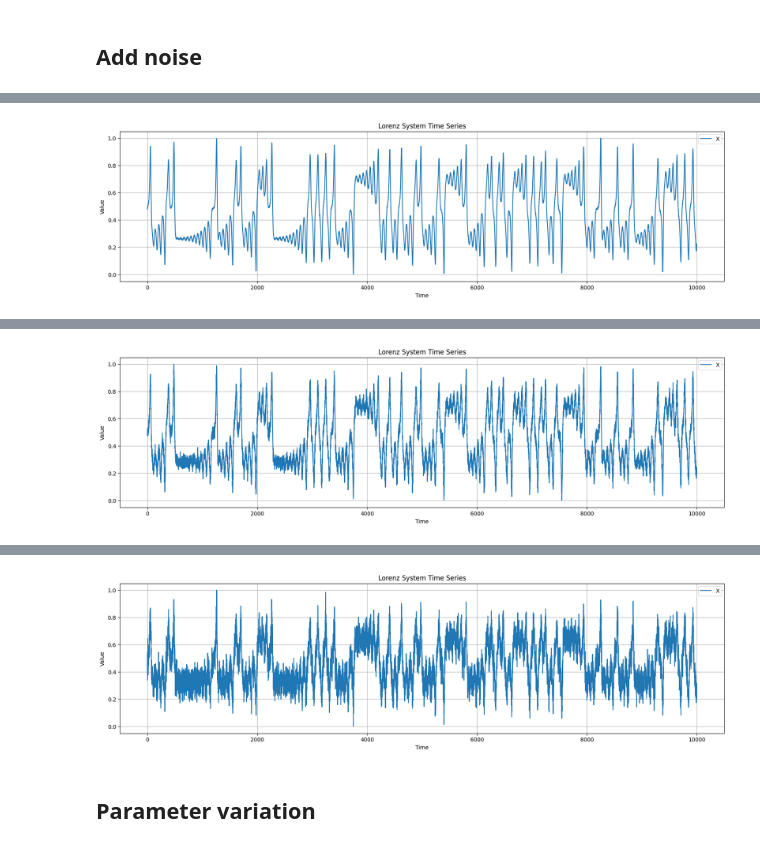
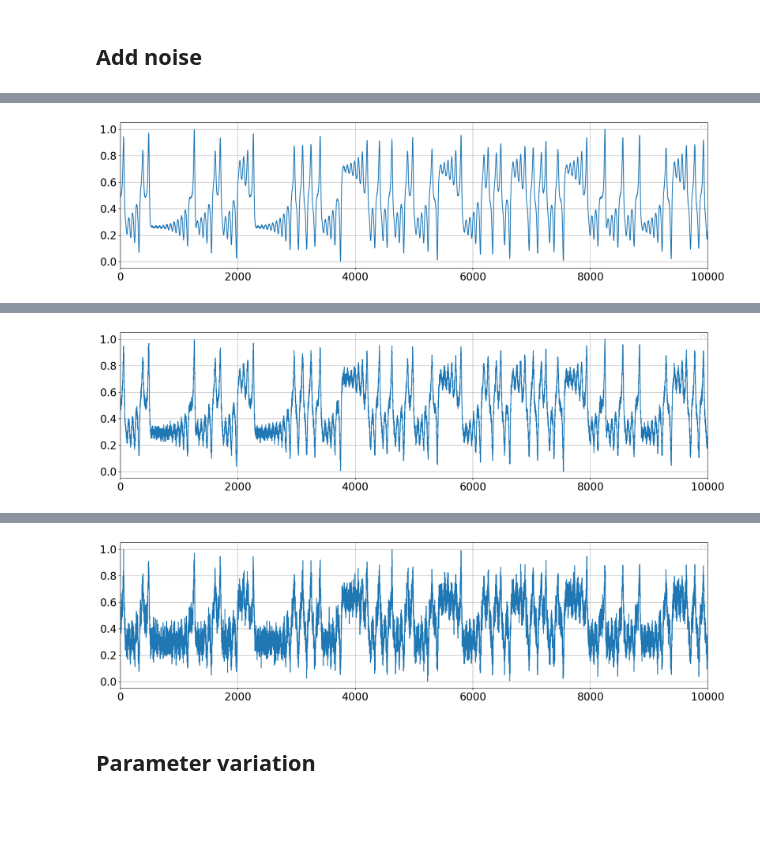
Before and after one commit to ealeongomez/Time-Series-Forecasting-Using-the-Bayesian-Approach-and-Random-Fourier-Features, a Jupyter notebook: Experiments/Proof1_RFF-Cov1d.ipynb, the cells around one changed output, grey strips where cells are left out. Saved outputs shown, nothing was run; the diff lists cells and outputs as text; code cells hidden in the pictures; blank space fills up the shorter version.

```diff
--- a/Experiments/Proof1_RFF-Cov1d.ipynb
+++ b/Experiments/Proof1_RFF-Cov1d.ipynb
@@ -183,10 +191,14 @@ for value in std:
   timeSeries.append(timeserieNormalized)
 
   plt.figure(figsize=(20, 5))
-  plt.plot(timeserieNormalized, label='X')
-  plt.title('Lorenz System Time Series')
-  plt.xlabel('Time')
-  plt.ylabel('Value')
+  plt.plot(timeserieNormalized)
+  #plt.title('Lorenz System Time Series')
+  #plt.xlabel('Time')
+  #plt.ylabel('Value')
+  plt.xlim(0, 10000)
+  plt.xticks(fontsize=20)
+  plt.yticks(fontsize=20)
+
   plt.legend()
   plt.grid(True)
   plt.show()
@@ -194 +207 @@ for value in std:
-[figure, old version]
+[figure, new version]
@@ -195 +209 @@ for value in std:
-[figure, old version]
+[figure, new version]
@@ -196,4 +211,4 @@ for value in std:
-[figure, old version]
+[figure, new version]
 # %% [markdown]
 ## Parameter variation
 # %%
```
Also changed, not shown: parts of 9 cells of this notebook, 3 other files.
